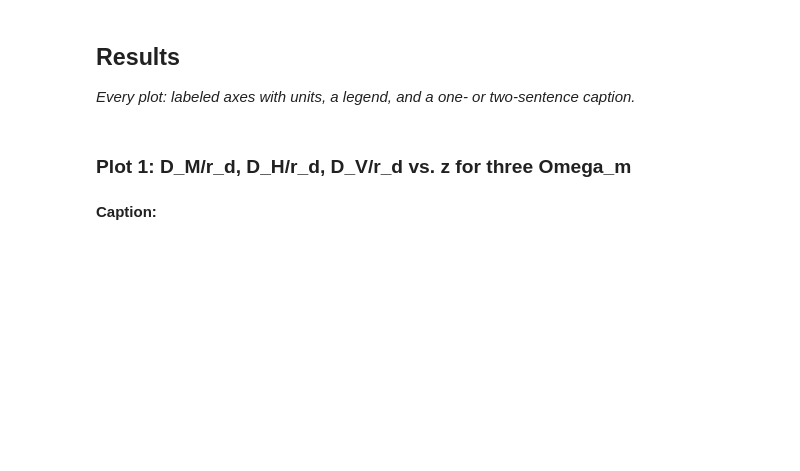
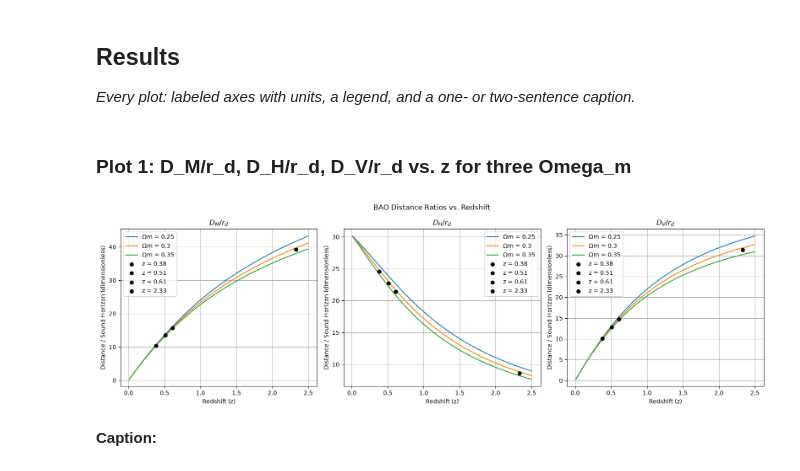
Before and after one commit to Ducky1423/Astron_5682_BAO, a Jupyter notebook: T5_BAO_Part2_starter-2 (1).ipynb, the cells around one changed output. Drawn from its saved outputs; the diff is of its cells as text; code cells hidden in the pictures; blank space fills up the shorter version.

```diff
--- a/T5_BAO_Part2_starter-2 (1).ipynb
+++ b/T5_BAO_Part2_starter-2 (1).ipynb
@@ -25,6 +25,7 @@ rng = np.random.default_rng(5682)   # fixed seed, for reproducibility
 DATA = './data/'                    # read files from here; do not use absolute paths
 
 # Physical constants (state units!):
+c = 299792.458 # km/s
 hubble_const = 67.36 # km/s/Mpc
 omega_m = 0.3138 # unitless
 omega_lambda = 1 - omega_m # unitless
@@ -152,7 +254,66 @@ def P_ofk(xi_func, k, A, gamma, B, r_bao, sigma,
 # %% [markdown]
 ### Plot 1: D_M/r_d, D_H/r_d, D_V/r_d vs. z for three Omega_m
 # %%
-# your code here
+# setting redshift range
+z_values = np.linspace(0.01, 2.5, 100)
+
+# setting three matter density values
+omega_values = [0.25, 0.30, 0.35]
+
+# creating three plots
+fig, axes = plt.subplots(1, 3, figsize=(16, 5))
+
+# looping through each matter density value
+for omega in omega_values:
+
+    # calculating distance ratios
+    DM_values = [D_M(z, hubble_const, omega) / r_d for z in z_values]
+    DH_values = [D_H(z, hubble_const, omega) / r_d for z in z_values]
+    DV_values = [D_V(z, hubble_const, omega) / r_d for z in z_values]
+
+    # plotting each distance ratio
+    axes[0].plot(z_values, DM_values, label=f'Ωm = {omega}')
+    axes[1].plot(z_values, DH_values, label=f'Ωm = {omega}')
+    axes[2].plot(z_values, DV_values, label=f'Ωm = {omega}')
+
+# setting redshifts for BOSS and Lyman-alpha BAO
+marker_redshifts = [0.38, 0.51, 0.61, 2.33]
+
+# looping through each plot
+for ax, distance_function in zip(axes, [D_M, D_H, D_V]):
+
+    # adding markers at the two redshifts
+    for z_marker in marker_redshifts:
+
+        # calculating distance ratio for reference cosmology
+        distance = distance_function(z_marker, hubble_const, omega_m) / r_d
+
+        # plotting the marker
+        ax.scatter(z_marker, distance, color='black', marker='o', zorder=5, label=f'z = {z_marker}')
+
+    # labeling axes
+    ax.set_xlabel('Redshift (z)')
+    ax.set_ylabel('Distance / Sound Horizon (dimensionless)')
+
+    # adding grid and legend
+    ax.grid(True)
+    ax.legend()
+
+# adding plot titles
+axes[0].set_title(r'$D_M/r_d$')
+axes[1].set_title(r'$D_H/r_d$')
+axes[2].set_title(r'$D_V/r_d$')
+
+# adding overall title
+fig.suptitle('BAO Distance Ratios vs. Redshift')
+
+# adjusting spacing
+plt.tight_layout()
+
+# displaying plots
+plt.show()
+# %% [output]
+[figure, added]
 # %% [markdown]
 **Caption:**
 # %% [markdown]
```
Also changed, not shown: parts of 1 cell of this notebook.
